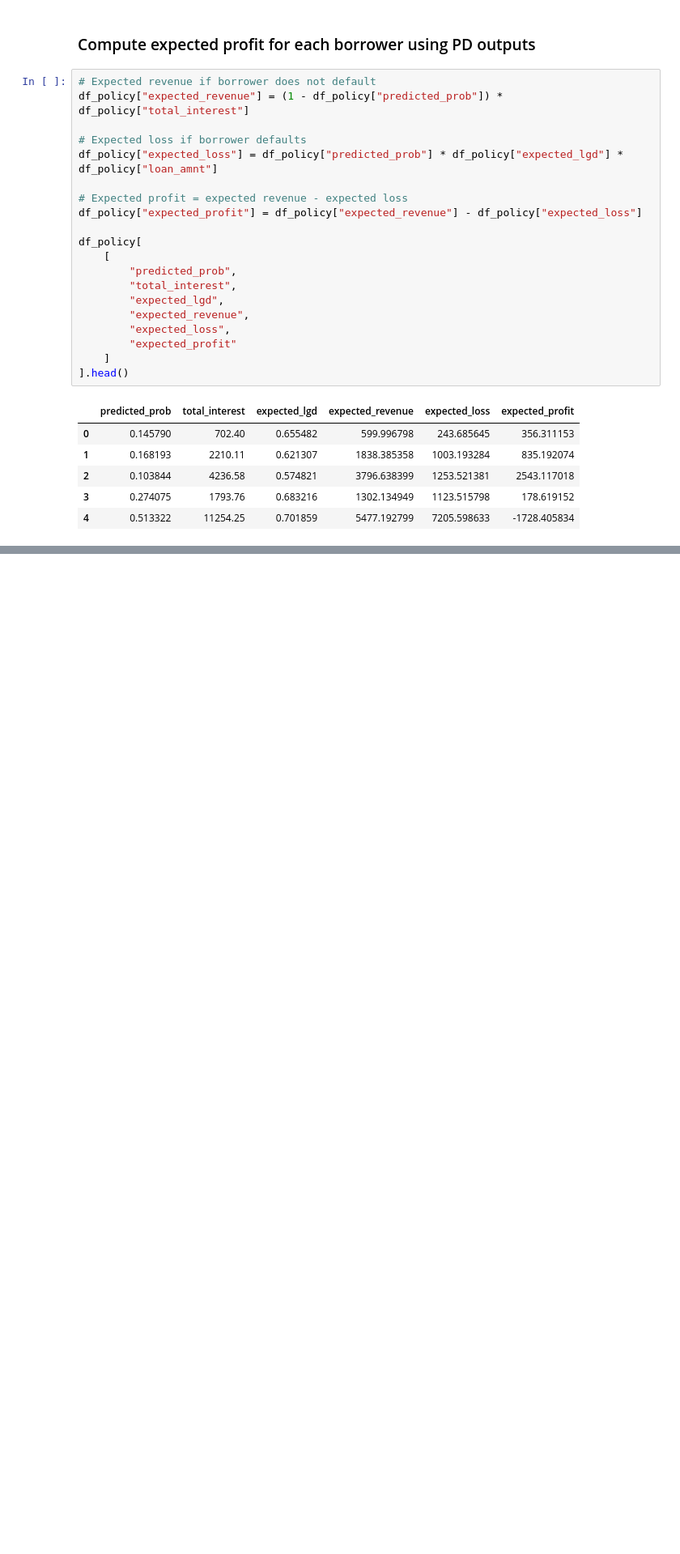
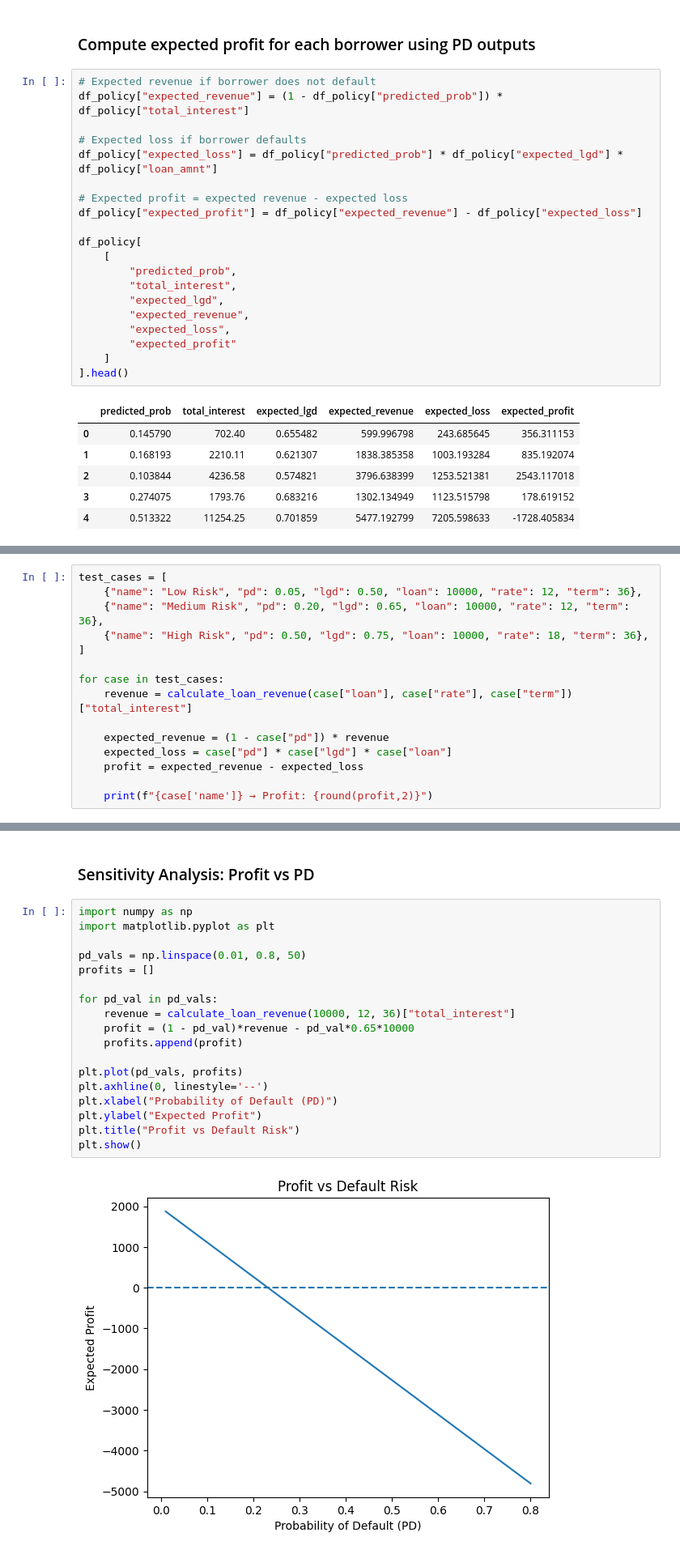
Before and after one commit to SU-IST707-SP26/group-project-data-dopes, a Jupyter notebook: work/Data_Prep_for_Policy_Simulation.ipynb, the cells around one changed output, grey strips where cells are left out. Shown at 81% size. Saved outputs shown, nothing was run; the diff lists cells and outputs as text; blank space fills up the shorter version.

Commit message:
Validated expected profit outputs using test cases

```diff
--- a/work/Data_Prep_for_Policy_Simulation.ipynb
+++ b/work/Data_Prep_for_Policy_Simulation.ipynb
@@ -429,0 +431,15 @@ df_policy[
+# %%
+test_cases = [
+    {"name": "Low Risk", "pd": 0.05, "lgd": 0.50, "loan": 10000, "rate": 12, "term": 36},
+    {"name": "Medium Risk", "pd": 0.20, "lgd": 0.65, "loan": 10000, "rate": 12, "term": 36},
+    {"name": "High Risk", "pd": 0.50, "lgd": 0.75, "loan": 10000, "rate": 18, "term": 36},
+]
+
+for case in test_cases:
+    revenue = calculate_loan_revenue(case["loan"], case["rate"], case["term"])["total_interest"]
+
+    expected_revenue = (1 - case["pd"]) * revenue
+    expected_loss = case["pd"] * case["lgd"] * case["loan"]
+    profit = expected_revenue - expected_loss
+
+    print(f"{case['name']} → Profit: {round(profit,2)}")
@@ -429,0 +450,22 @@ df_policy[
+# %% [markdown]
+### Sensitivity Analysis: Profit vs PD
+# %%
+import numpy as np
+import matplotlib.pyplot as plt
+
+pd_vals = np.linspace(0.01, 0.8, 50)
+profits = []
+
+for pd_val in pd_vals:
+    revenue = calculate_loan_revenue(10000, 12, 36)["total_interest"]
+    profit = (1 - pd_val)*revenue - pd_val*0.65*10000
+    profits.append(profit)
+
+plt.plot(pd_vals, profits)
+plt.axhline(0, linestyle='--')
+plt.xlabel("Probability of Default (PD)")
+plt.ylabel("Expected Profit")
+plt.title("Profit vs Default Risk")
+plt.show()
+# %% [output]
+[figure, added]
```
Also changed, not shown: parts of 5 cells of this notebook, 2 other files.
